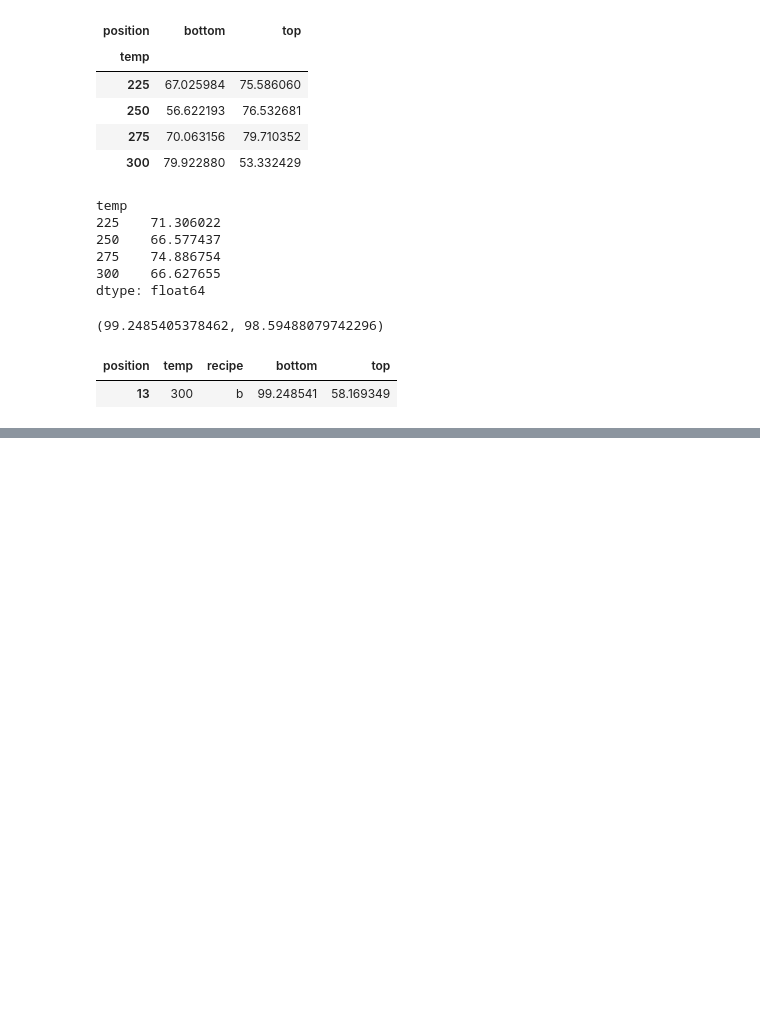
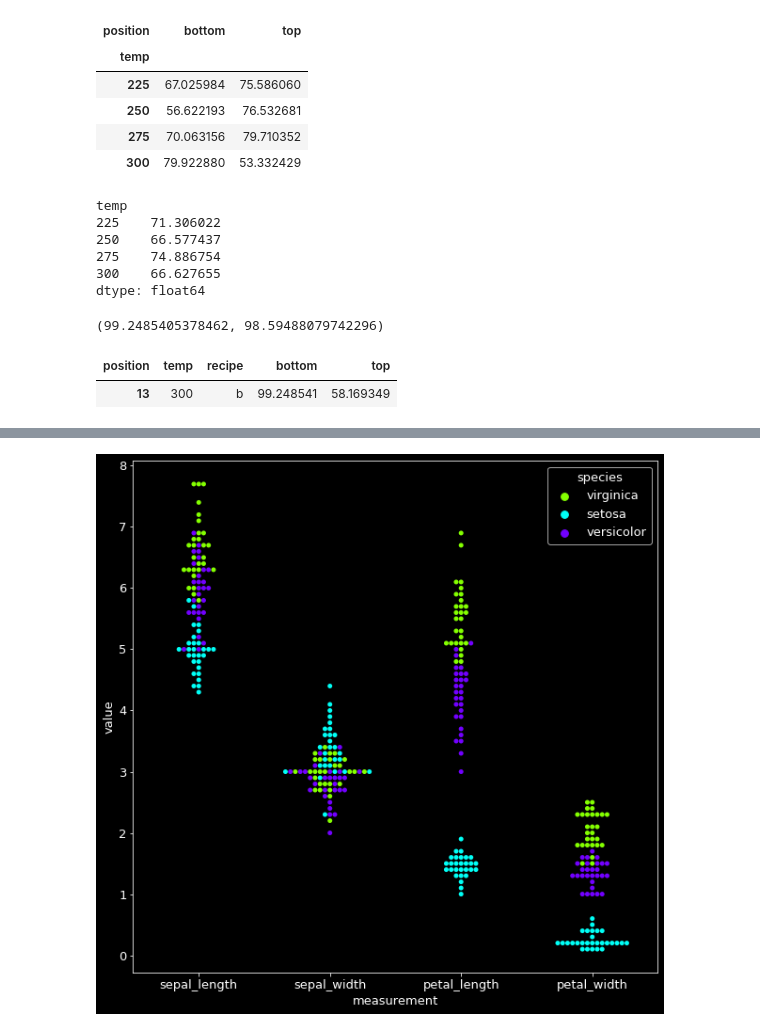
Before and after one commit to Ken-Alviola/classification-exercises, a Jupyter notebook: classification_exercises.ipynb, the cells around one changed output, grey strips where cells are left out. Saved outputs shown, nothing was run; the diff lists cells and outputs as text; code cells hidden in the pictures; blank space fills up the shorter version.

```diff
--- a/classification_exercises.ipynb
+++ b/classification_exercises.ipynb
@@ -492,3 +492,6 @@ damn_cakes[damn_cakes.bottom == max_bottom]
 # %%
 # Continue in your classification_exercises.ipynb notebook. Use the iris dataset. As always, add, commit, and push your changes.
 #1. Split your data into train, validate, and test samples.
+import prepare_pro
+iris = get_iris_data()
+iris.head()
@@ -494,0 +505,2 @@ damn_cakes[damn_cakes.bottom == max_bottom]
+# %%
+train, validate, test = prepare_pro.prep_iris(iris)
@@ -495,2 +516,5 @@ damn_cakes[damn_cakes.bottom == max_bottom]
 # %%
-#2. Create a swarmplot using a melted dataframe of all your numeric variables. The x-axis should be the variable name, the y-axis the measure. Add another dimension using color to represent species. Document takeaways from this visualization.
+#2. Create a swarmplot using a melted dataframe of all your numeric variables. The x-axis should be the variable name,
+# the y-axis the measure. Add another dimension using color to represent species. Document takeaways from this visualization.
+melt = train[['sepal_length','sepal_width','petal_length','petal_width','species']].melt(id_vars="species", var_name="measurement")
+melt
@@ -504,0 +535,13 @@ damn_cakes[damn_cakes.bottom == max_bottom]
+# %%
+plt.figure(figsize=(10,10))
+p = sns.swarmplot(
+    x="measurement",
+    y="value",
+    hue="species",
+    data=melt,
+    palette='hsv'
+)
+
+plt.show()
+# %% [output]
+[figure, added]
```
Also changed, not shown: parts of 16 cells of this notebook, 1 other file.
